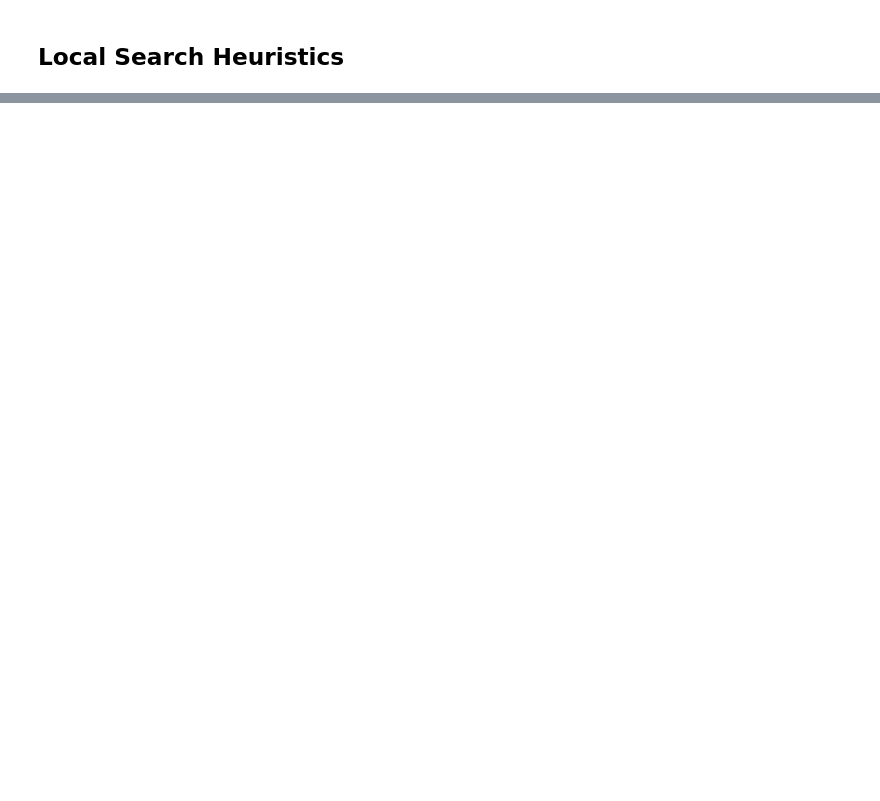
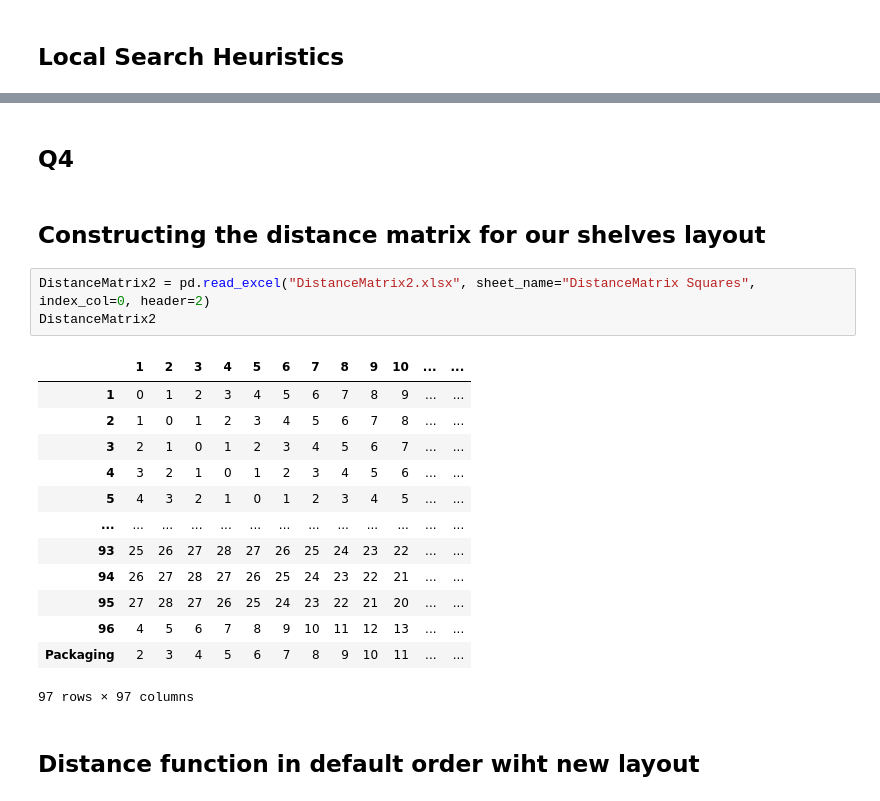
Before and after one commit to DarkForest3906/Risk-Logistics, a Jupyter notebook: Assignment2 (2).ipynb, the cells around one changed output, grey strips where cells are left out. Saved outputs shown, nothing was run; the diff lists cells and outputs as text; blank space fills up the shorter version.

```diff
--- a/Assignment2 (2).ipynb
+++ b/Assignment2 (2).ipynb
@@ -331,0 +282,23 @@ shelf
+# %% [markdown]
+## Q4
+# %% [markdown]
+## Constructing the distance matrix for our shelves layout
+# %%
+DistanceMatrix2 = pd.read_excel("DistanceMatrix2.xlsx", sheet_name="DistanceMatrix Squares", index_col=0, header=2)
+DistanceMatrix2
+# %% [output]
+|  | 1 | 2 | 3 | 4 | 5 | 6 | 7 | 8 | 9 | 10 | ... | ... |
+| 1 | 0 | 1 | 2 | 3 | 4 | 5 | 6 | 7 | 8 | 9 | ... | ... |
+| 2 | 1 | 0 | 1 | 2 | 3 | 4 | 5 | 6 | 7 | 8 | ... | ... |
+| 3 | 2 | 1 | 0 | 1 | 2 | 3 | 4 | 5 | 6 | 7 | ... | ... |
+| 4 | 3 | 2 | 1 | 0 | 1 | 2 | 3 | 4 | 5 | 6 | ... | ... |
+| 5 | 4 | 3 | 2 | 1 | 0 | 1 | 2 | 3 | 4 | 5 | ... | ... |
+| ... | ... | ... | ... | ... | ... | ... | ... | ... | ... | ... | ... | ... |
+| 93 | 25 | 26 | 27 | 28 | 27 | 26 | 25 | 24 | 23 | 22 | ... | ... |
+| 94 | 26 | 27 | 28 | 27 | 26 | 25 | 24 | 23 | 22 | 21 | ... | ... |
+| 95 | 27 | 28 | 27 | 26 | 25 | 24 | 23 | 22 | 21 | 20 | ... | ... |
+| 96 | 4 | 5 | 6 | 7 | 8 | 9 | 10 | 11 | 12 | 13 | ... | ... |
+| Packaging | 2 | 3 | 4 | 5 | 6 | 7 | 8 | 9 | 10 | 11 | ... | ... |
+97 rows × 97 columns
+# %% [markdown]
+## Distance function in default order wiht new layout
```
Also changed, not shown: parts of 33 cells of this notebook, 1 other file.
